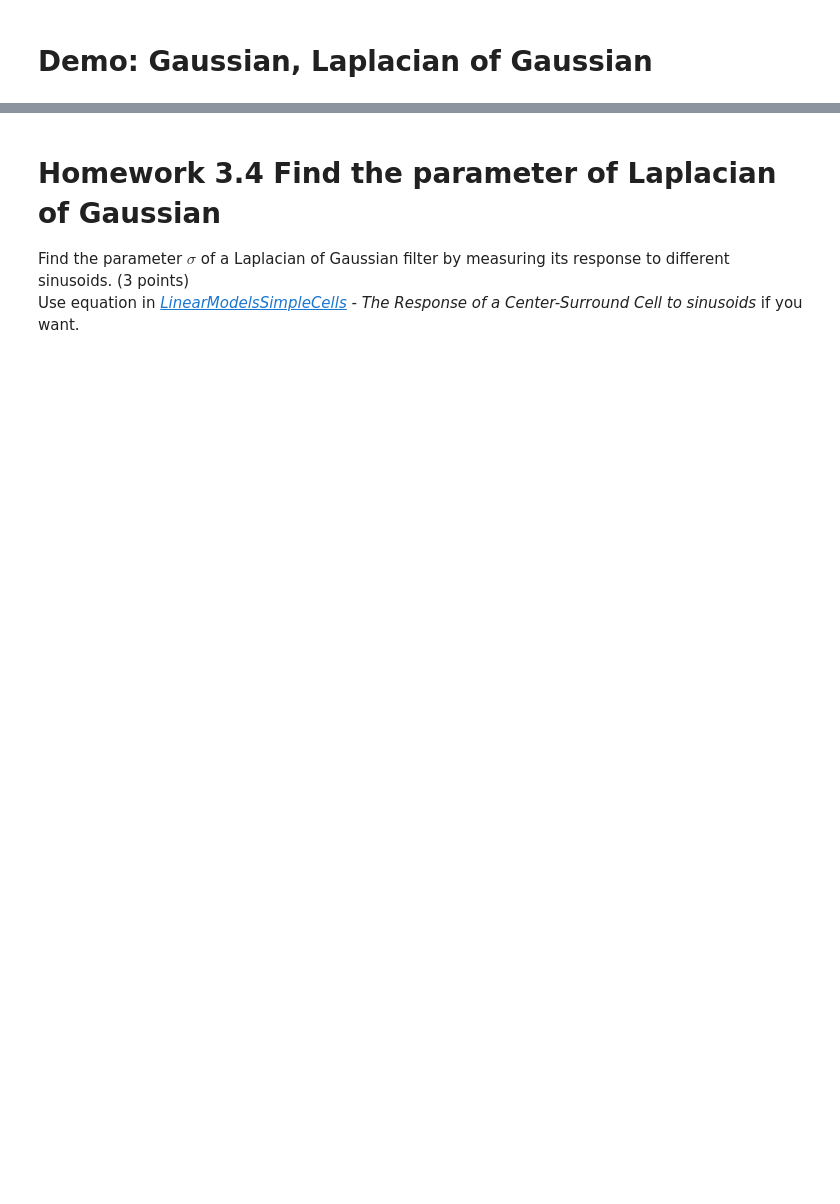
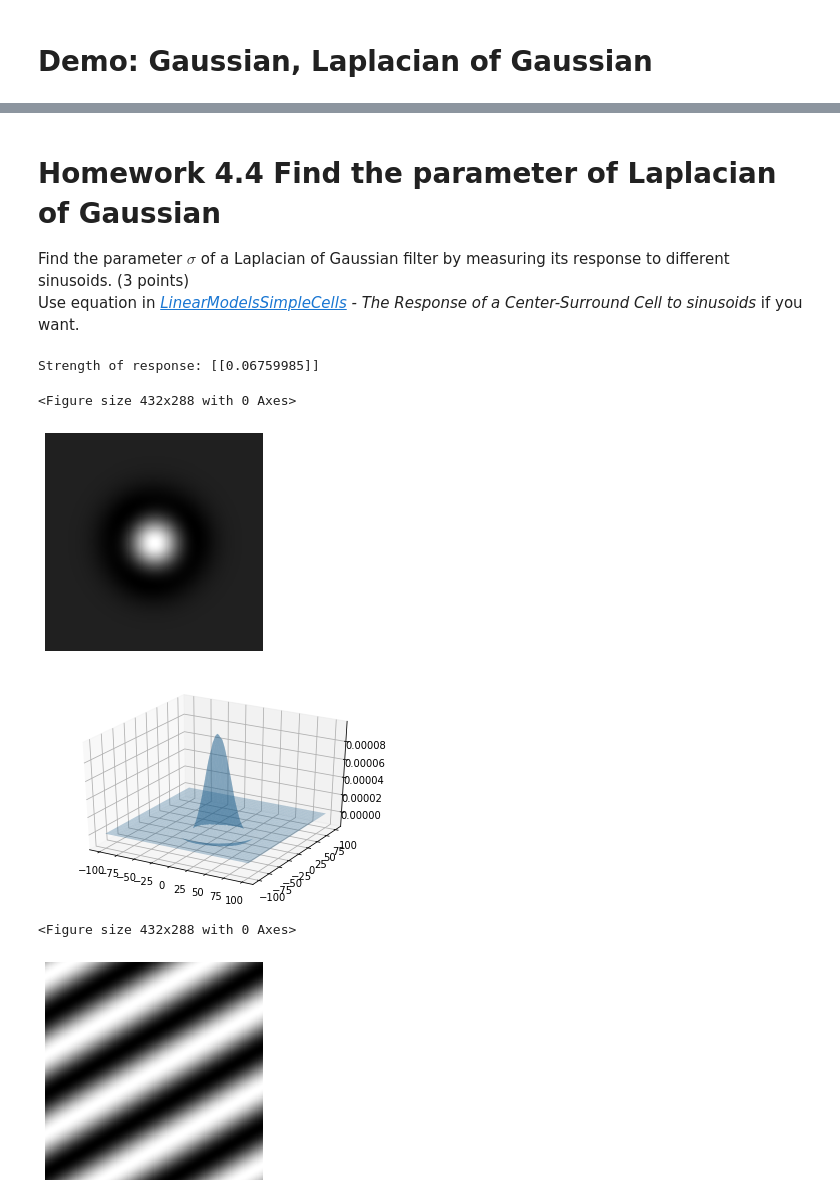
Before and after one commit to ccvl/VisualCortexCourse, a Jupyter notebook: HW1/Gabor.ipynb, the cells around one changed output, grey strips where cells are left out. Saved outputs shown, nothing was run; the diff lists cells and outputs as text; code cells hidden in the pictures; blank space fills up the shorter version.

```diff
--- a/HW1/Gabor.ipynb
+++ b/HW1/Gabor.ipynb
@@ -205,22 +242,29 @@ surf(X, Y, LoG, alpha=0.3)
 # %% [markdown]
-# Homework 3.4  Find the parameter of Laplacian of Gaussian
+# Homework 4.4  Find the parameter of Laplacian of Gaussian
 
 Find the parameter $\sigma$ of a Laplacian of Gaussian filter by measuring its response to different sinusoids. (3 points)
 Use equation in _[LinearModelsSimpleCells](https://cs.jhu.edu/~ayuille/JHUcourses/ProbabilisticModelsOfVisualCognition2017/Lecture3SimpleCells/SimpleCellsRetina.pdf) - The Response of a Center-Surround Cell to sinusoids_ if you want.
 # %%
 import pickle
 
-unknownLoG = pickle.load(open('data/gabor/unknownLoG.data', 'rb'))
+unknownLoG = pickle.load(open('data/gabor/unknownLoG.data', 'rb'), encoding='latin1')
 plt.figure(); myimshow(unknownLoG)
 [X, Y] = np.meshgrid(np.arange(-100, 101), np.arange(-100, 101))
 surf(X, Y, unknownLoG, alpha=0.3)
 
 # You can use sinusoid as a stimuli
 # For example:
 rho = 0
 omega = 0.1
 theta = np.pi/3
 sinusoid = genSinusoid(unknownLoG.shape, 1, (omega*np.cos(theta), omega*np.sin(theta)), rho)
 plt.figure(); myimshow(sinusoid)
 response = convolve2d(sinusoid, unknownLoG, mode='valid')
-print 'Strength of response:', response
+print('Strength of response:', response)
+# %% [output]
+Strength of response: [[0.06759985]]
+<Figure size 432x288 with 0 Axes>
+[figure, added]
+[figure, added]
+<Figure size 432x288 with 0 Axes>
+[figure, added]
```
Also changed, not shown: parts of 12 cells of this notebook, 1 other file.
